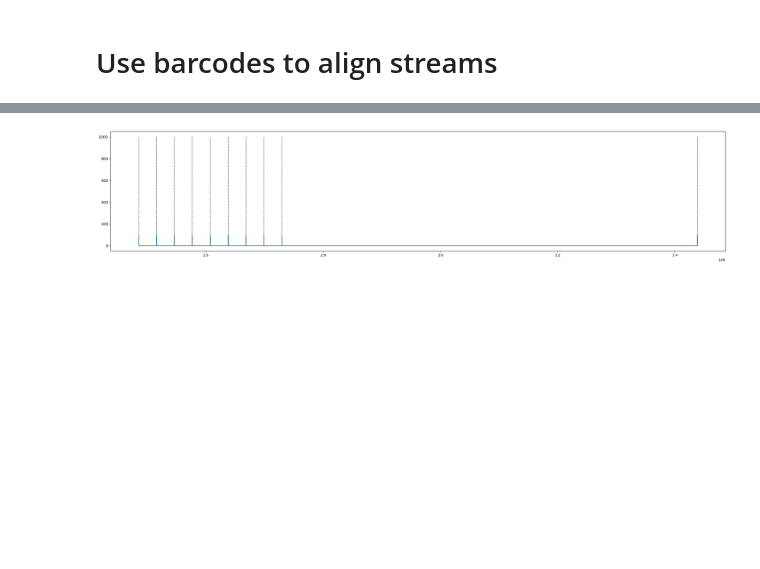
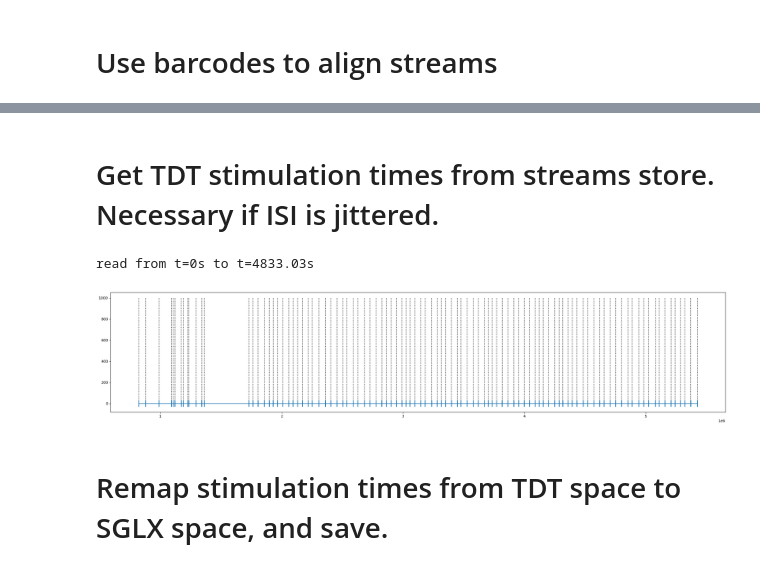
Before and after one commit to CSC-UW/barcode_sync, a Jupyter notebook: counter_barcode_sync.ipynb, the cells around one changed output, grey strips where cells are left out. Cells and saved outputs as stored; diff of their text form; code cells hidden in the pictures; blank space fills up the shorter version.

Commit message:
Add ability to extract stimulation times from delivered current

```diff
--- a/counter_barcode_sync.ipynb
+++ b/counter_barcode_sync.ipynb
@@ -242,0 +262,2 @@ read from t=0s to t=1015.12s
+# %% [markdown]
+# Get TDT stimulation times from streams store. Necessary if ISI is jittered.
@@ -242,0 +294,6 @@ read from t=0s to t=1015.12s
+# %%
+def assert_all_equal(arr):
+    """Assert that all values in an array are equal, then return that value."""
+    val = arr[0]
+    assert np.all(arr == val), "All array values should be equal."
+    return val
@@ -243,20 +349,28 @@ read from t=0s to t=1015.12s
+# %%
+tdt_data = tdt.read_block(tdt_file, evtype=['epocs', 'streams'])
+stim_times = get_stim_times_from_streams(tdt_data, ch=0)
+# %% [output]
+read from t=0s to t=4833.03s
 # %%
-def visualize_stims(tdt_data, ch, first_stim=0, last_stim=4, before=100, after=100):
+def visualize_stims_from_streams(tdt_data, ch, first_stim=0, last_stim=4, before=100, after=100):
     '''Visualize estimated stimulation times (block dotted lines) relative to the stimulator current stream.
     first_stim is the 0-based index of the first stimulation to plot.
     last_stim is the 0-based index of the last stimulation to plot.
     before/after are the number of samples to plot before the first stim and after the last stim.
     ch is the stimulator current channel to plot.'''
-    stim_samples = get_stim_samples(tdt_data)
+    fs = tdt_data.streams.eS1r.fs
+    stim_samples = np.rint(get_stim_times_from_streams(tdt_data) * fs).astype('int')
     samplesToPlot = np.arange(stim_samples[first_stim] - before, stim_samples[last_stim] + after)
 
     plt.figure(num=None, figsize=(30, 6), dpi=80, facecolor='w', edgecolor='k')
     plt.plot(samplesToPlot, tdt_data.streams.eS1r.data[ch, samplesToPlot])
     plt.vlines(stim_samples[first_stim : last_stim + 1], 0, 1000, linestyle='dotted', colors='black')
 # %%
-visualize_stims(tdt_data, ch=1, first_stim=1, last_stim=10)
+visualize_stims_from_streams(tdt_data, ch=0, first_stim=1, last_stim=100)
 # %% [output]
-[figure, old version]
+[figure, new version]
+# %% [markdown]
+# Remap stimulation times from TDT space to SGLX space, and save.
 # %%
 # Remap the stimulation times from TDT time space to SGLX time space, based on sync signal offset and drift between the two systems.
 sglx_stim_times = model.predict(stim_times.reshape((-1, 1)))
```
Also changed, not shown: parts of 20 cells of this notebook.
